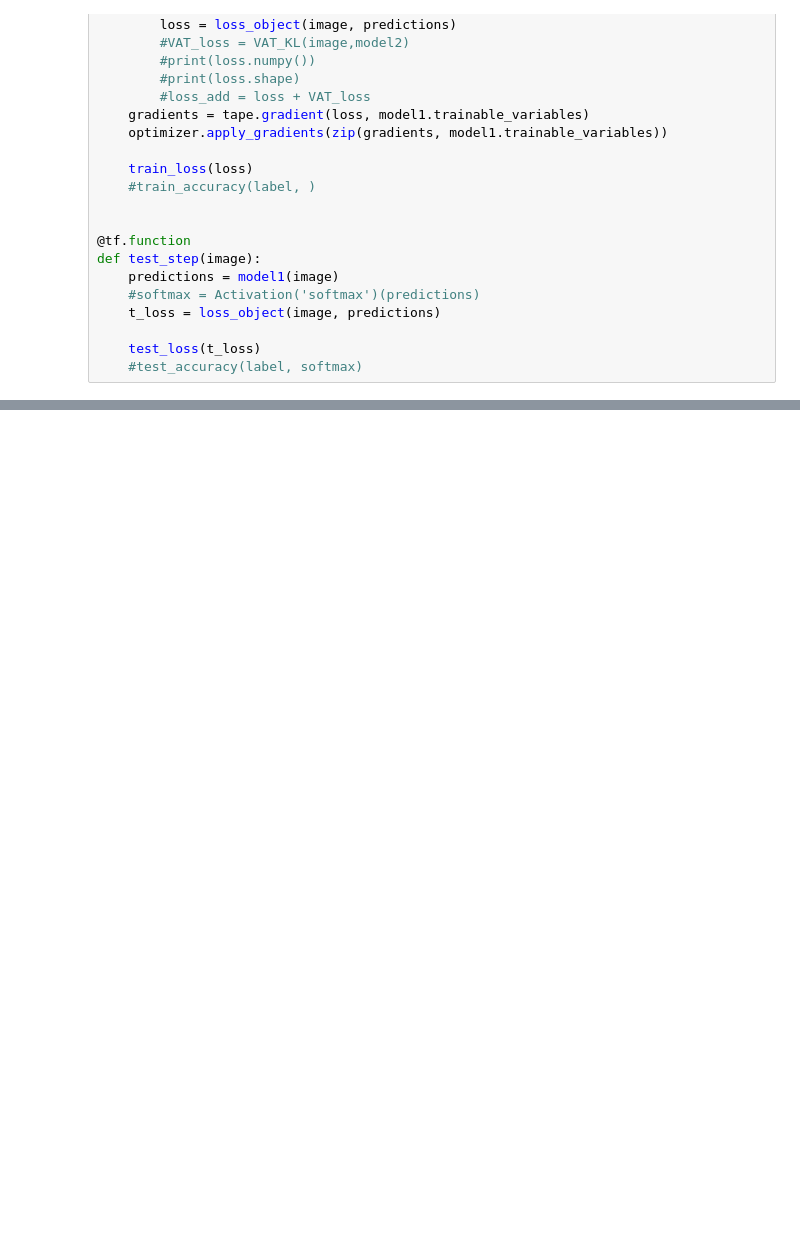
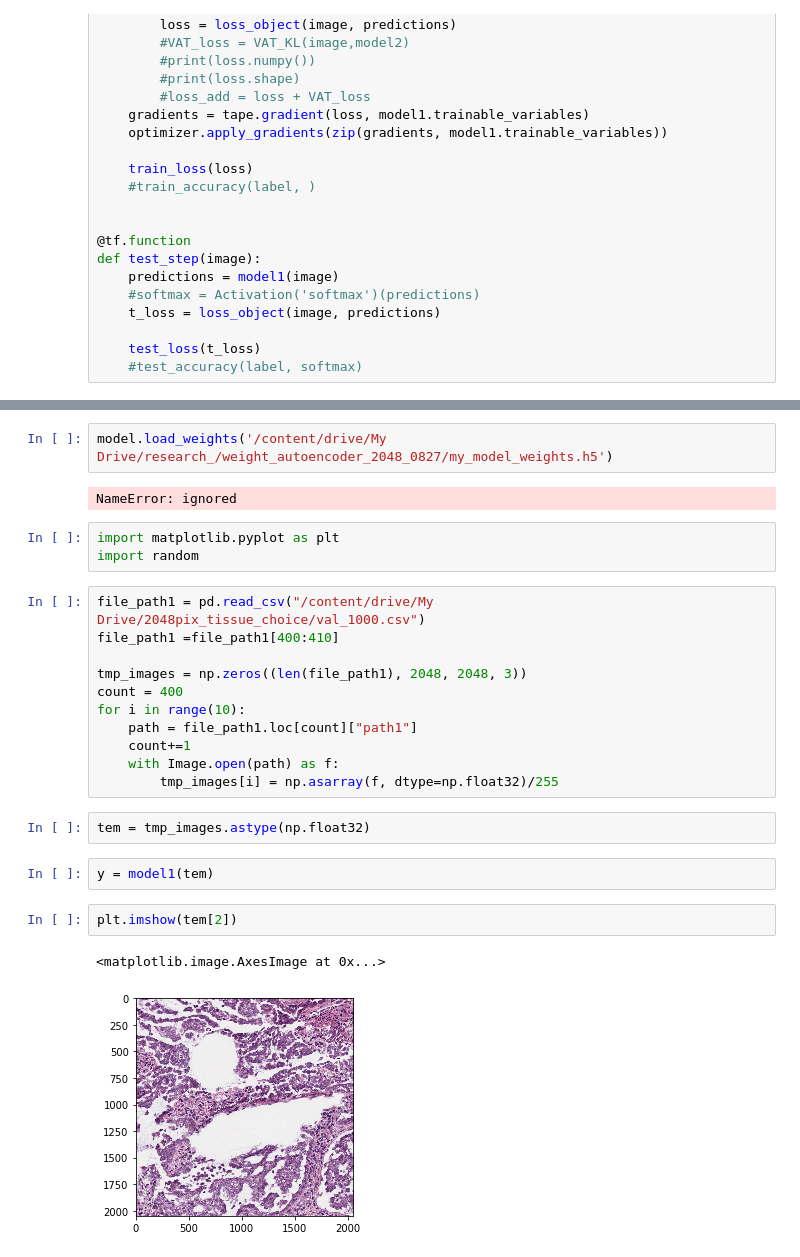
Before and after one commit to kazuki-de/git_reserch_code, a Jupyter notebook: Autoencoder_tensorflow2.0.ipynb, the cells around one changed output, grey strips where cells are left out. Saved outputs shown, nothing was run; the diff lists cells and outputs as text; blank space fills up the shorter version.

```diff
--- a/Autoencoder_tensorflow2.0.ipynb
+++ b/Autoencoder_tensorflow2.0.ipynb
@@ -208,0 +212,27 @@ UnknownError: ignored
+# %%
+model.load_weights('/content/drive/My Drive/research_/weight_autoencoder_2048_0827/my_model_weights.h5')
+# %% [output]
+NameError: ignored
+# %%
+import matplotlib.pyplot as plt
+import random
+# %%
+file_path1 = pd.read_csv("/content/drive/My Drive/2048pix_tissue_choice/val_1000.csv")
+file_path1 =file_path1[400:410]
+
+tmp_images = np.zeros((len(file_path1), 2048, 2048, 3))
+count = 400
+for i in range(10):
+    path = file_path1.loc[count]["path1"]
+    count+=1
+    with Image.open(path) as f:
+        tmp_images[i] = np.asarray(f, dtype=np.float32)/255
+# %%
+tem = tmp_images.astype(np.float32)
+# %%
+y = model1(tem)
+# %%
+plt.imshow(tem[2])
+# %% [output]
+<matplotlib.image.AxesImage at 0x...>
+[figure, added]
```
Also changed, not shown: parts of 10 cells of this notebook.
